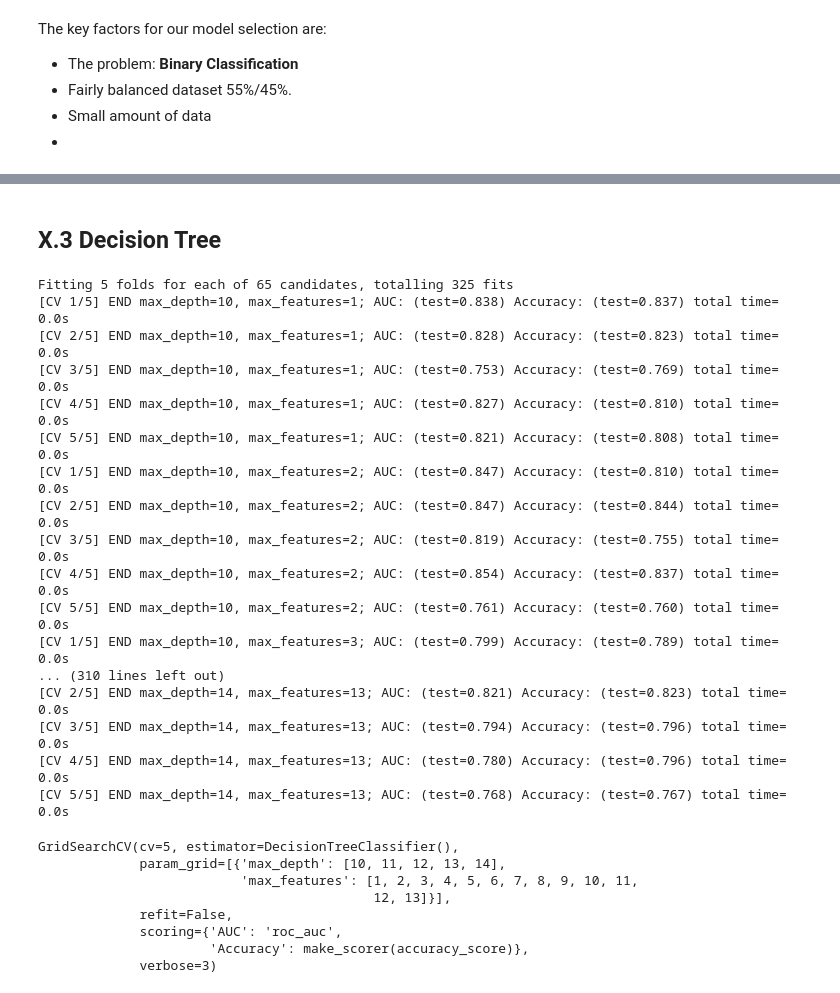
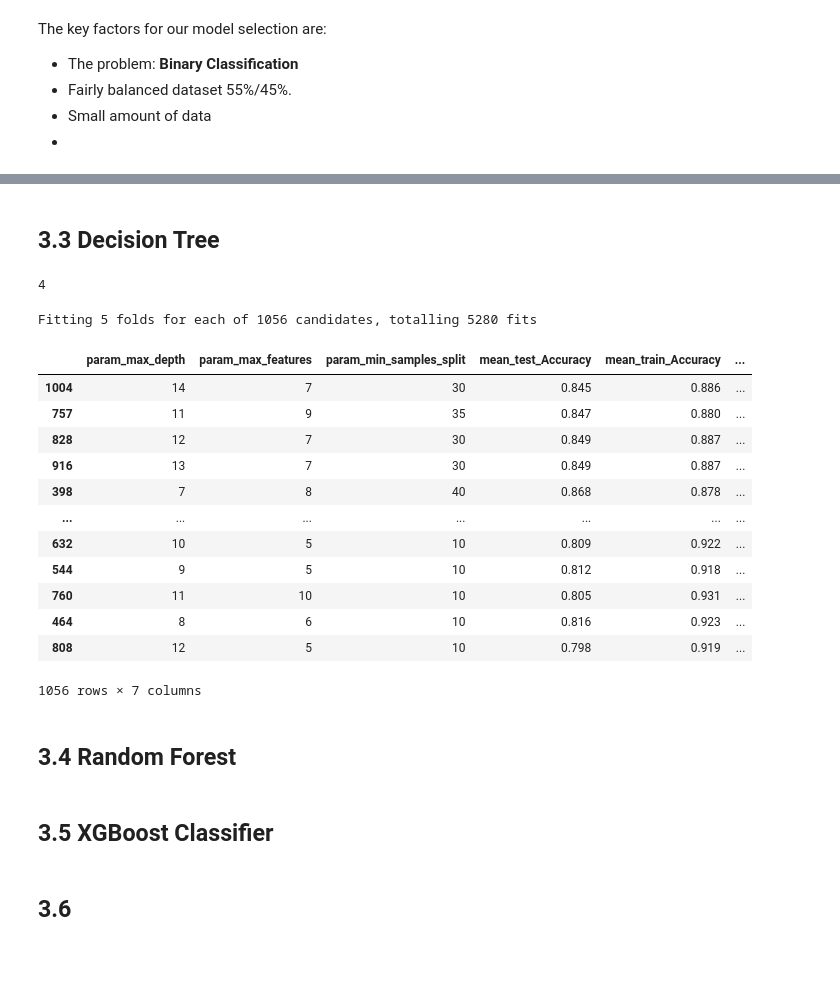
Before and after one commit to Kacper-017/heart_failure_prediction, a Jupyter notebook: heart-failure-prediction.ipynb, the cells around one changed output, grey strips where cells are left out. Cells and saved outputs as stored; diff of their text form; code cells hidden in the pictures; blank space fills up the shorter version.

```diff
--- a/heart-failure-prediction.ipynb
+++ b/heart-failure-prediction.ipynb
@@ -320,7 +347,12 @@ The key factors for our model selection are:
 def train_a_model():
     pass
 # %% [markdown]
-## X.3 Decision Tree
+## 3.3 Decision Tree
+# %%
+n_cores = os.cpu_count()
+print(n_cores)
+# %% [output]
+4
 # %%
 from sklearn.metrics import accuracy_score, make_scorer, precision_score
 from sklearn.model_selection import GridSearchCV
@@ -328,34 +360,38 @@ from sklearn.tree import DecisionTreeClassifier
 
 scoring = {"AUC": "roc_auc", "Accuracy": make_scorer(accuracy_score)}
 # , "Scores":make_scorer(precision_recall_fscore_support
-forest_params = [{'max_depth': list(range(10, 15)), 'max_features': list(range(1,14))}]
-tree_model = DecisionTreeClassifier()
-clf = GridSearchCV(tree_model, forest_params, cv = 5, scoring=scoring, verbose=3, refit=False)
+tree_params = [{'max_depth': list(range(3, 15)), 'max_features': list(range(3,14)), "min_samples_split": list(range(10, 50, 5))}]
+gs = GridSearchCV(
+    DecisionTreeClassifier(random_state=42),
+    param_grid=tree_params,
+    scoring=scoring,
+    refit="AUC",
+    n_jobs=n_cores,
+    return_train_score=True,
+    verbose=1
+)
 
-clf.fit(X_train, y_train)
+gs.fit(X_train, y_train)
+results = gs.cv_results_
 # %% [output]
-Fitting 5 folds for each of 65 candidates, totalling 325 fits
-[CV 1/5] END max_depth=10, max_features=1; AUC: (test=0.838) Accuracy: (test=0.837) total time=   0.0s
-[CV 2/5] END max_depth=10, max_features=1; AUC: (test=0.828) Accuracy: (test=0.823) total time=   0.0s
-[CV 3/5] END max_depth=10, max_features=1; AUC: (test=0.753) Accuracy: (test=0.769) total time=   0.0s
-[CV 4/5] END max_depth=10, max_features=1; AUC: (test=0.827) Accuracy: (test=0.810) total time=   0.0s
-[CV 5/5] END max_depth=10, max_features=1; AUC: (test=0.821) Accuracy: (test=0.808) total time=   0.0s
-[CV 1/5] END max_depth=10, max_features=2; AUC: (test=0.847) Accuracy: (test=0.810) total time=   0.0s
-[CV 2/5] END max_depth=10, max_features=2; AUC: (test=0.847) Accuracy: (test=0.844) total time=   0.0s
-[CV 3/5] END max_depth=10, max_features=2; AUC: (test=0.819) Accuracy: (test=0.755) total time=   0.0s
-[CV 4/5] END max_depth=10, max_features=2; AUC: (test=0.854) Accuracy: (test=0.837) total time=   0.0s
-[CV 5/5] END max_depth=10, max_features=2; AUC: (test=0.761) Accuracy: (test=0.760) total time=   0.0s
-[CV 1/5] END max_depth=10, max_features=3; AUC: (test=0.799) Accuracy: (test=0.789) total time=   0.0s
-... (310 lines left out)
-[CV 2/5] END max_depth=14, max_features=13; AUC: (test=0.821) Accuracy: (test=0.823) total time=   0.0s
-[CV 3/5] END max_depth=14, max_features=13; AUC: (test=0.794) Accuracy: (test=0.796) total time=   0.0s
-[CV 4/5] END max_depth=14, max_features=13; AUC: (test=0.780) Accuracy: (test=0.796) total time=   0.0s
-[CV 5/5] END max_depth=14, max_features=13; AUC: (test=0.768) Accuracy: (test=0.767) total time=   0.0s
+Fitting 5 folds for each of 1056 candidates, totalling 5280 fits
-GridSearchCV(cv=5, estimator=DecisionTreeClassifier(),
-             param_grid=[{'max_depth': [10, 11, 12, 13, 14],
-                          'max_features': [1, 2, 3, 4, 5, 6, 7, 8, 9, 10, 11,
-                                           12, 13]}],
-             refit=False,
-             scoring={'AUC': 'roc_auc',
-                      'Accuracy': make_scorer(accuracy_score)},
-             verbose=3)
+# %%
+results_df = pd.DataFrame(results).sort_values('mean_test_AUC', ascending=False)
+results_df.columns
+for col in ['mean_test_Accuracy', 'mean_train_Accuracy', 'mean_test_AUC', 'mean_train_AUC']:
+    results_df[col] = np.round(results_df[col], 3)
+results_df[['param_max_depth', 'param_max_features', 'param_min_samples_split', 'mean_test_Accuracy', 'mean_train_Accuracy', 'mean_test_AUC', 'mean_train_AUC']]
+# %% [output]
+|  | param_max_depth | param_max_features | param_min_samples_split | mean_test_Accuracy | mean_train_Accuracy | ... |
+| 1004 | 14 | 7 | 30 | 0.845 | 0.886 | ... |
+| 757 | 11 | 9 | 35 | 0.847 | 0.880 | ... |
+| 828 | 12 | 7 | 30 | 0.849 | 0.887 | ... |
+| 916 | 13 | 7 | 30 | 0.849 | 0.887 | ... |
+| 398 | 7 | 8 | 40 | 0.868 | 0.878 | ... |
+| ... | ... | ... | ... | ... | ... | ... |
+| 632 | 10 | 5 | 10 | 0.809 | 0.922 | ... |
+| 544 | 9 | 5 | 10 | 0.812 | 0.918 | ... |
+| 760 | 11 | 10 | 10 | 0.805 | 0.931 | ... |
+| 464 | 8 | 6 | 10 | 0.816 | 0.923 | ... |
+| 808 | 12 | 5 | 10 | 0.798 | 0.919 | ... |
+1056 rows × 7 columns
@@ -361,0 +455,4 @@ GridSearchCV(cv=5, estimator=DecisionTreeClassifier(),
+# %% [markdown]
+## 3.4 Random Forest
+# %% [markdown]
+## 3.5 XGBoost Classifier
@@ -361,0 +463,2 @@ GridSearchCV(cv=5, estimator=DecisionTreeClassifier(),
+# %% [markdown]
+## 3.6
```
Also changed, not shown: parts of 23 cells of this notebook.
